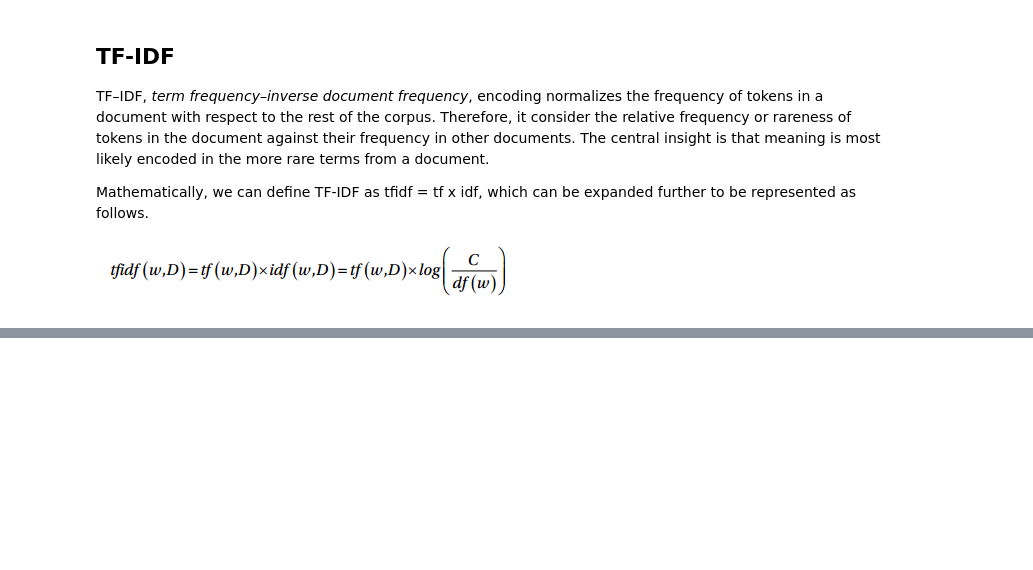
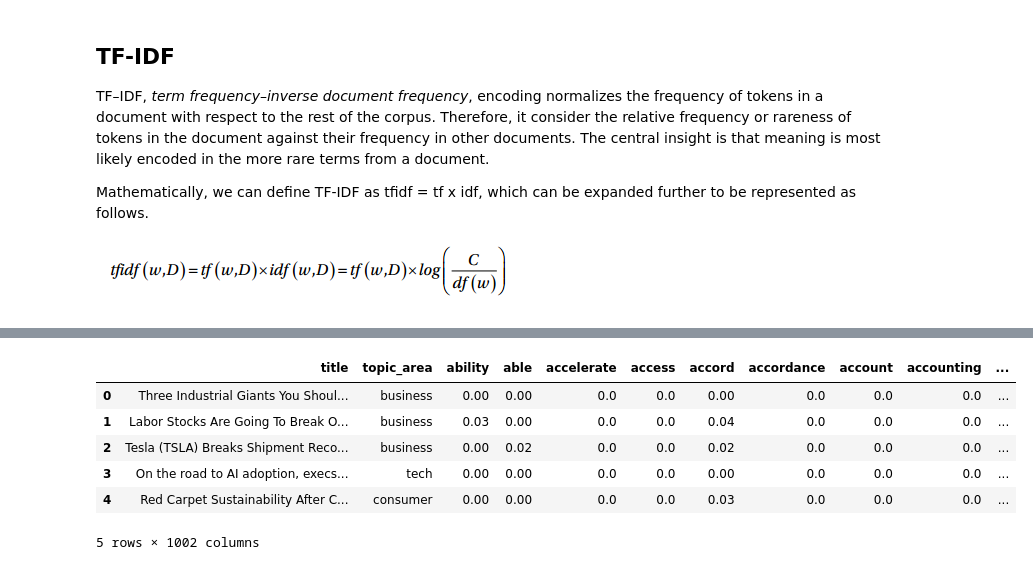
Before and after one commit to asaee/ML_capstone_springboard, a Jupyter notebook: notebooks/3.0-ra-EDA-and-Feature-Engineering.ipynb, the cells around one changed output, grey strips where cells are left out. Cells and saved outputs as stored; diff of their text form; code cells hidden in the pictures; blank space fills up the shorter version.

```diff
--- a/notebooks/3.0-ra-EDA-and-Feature-Engineering.ipynb
+++ b/notebooks/3.0-ra-EDA-and-Feature-Engineering.ipynb
@@ -219 +229,12 @@ pd.DataFrame(np.round(vectorized_text, 2), columns=words).head()
 5 rows × 1000 columns
+# %%
+vec_df = pd.concat((df[['title', 'topic_area']], words_df), axis=1)
+vec_df.head()
+# %% [output]
+|  | title | topic_area | ability | able | accelerate | access | accord | accordance | account | accounting | ... |
+| 0 | Three Industrial Giants You Shoul... | business | 0.00 | 0.00 | 0.0 | 0.0 | 0.00 | 0.0 | 0.0 | 0.0 | ... |
+| 1 | Labor Stocks Are Going To Break O... | business | 0.03 | 0.00 | 0.0 | 0.0 | 0.04 | 0.0 | 0.0 | 0.0 | ... |
+| 2 | Tesla (TSLA) Breaks Shipment Reco... | business | 0.00 | 0.02 | 0.0 | 0.0 | 0.02 | 0.0 | 0.0 | 0.0 | ... |
+| 3 | On the road to AI adoption, execs... | tech | 0.00 | 0.00 | 0.0 | 0.0 | 0.00 | 0.0 | 0.0 | 0.0 | ... |
+| 4 | Red Carpet Sustainability After C... | consumer | 0.00 | 0.00 | 0.0 | 0.0 | 0.03 | 0.0 | 0.0 | 0.0 | ... |
+5 rows × 1002 columns
```
Also changed, not shown: parts of 9 cells of this notebook, 1 other file.
